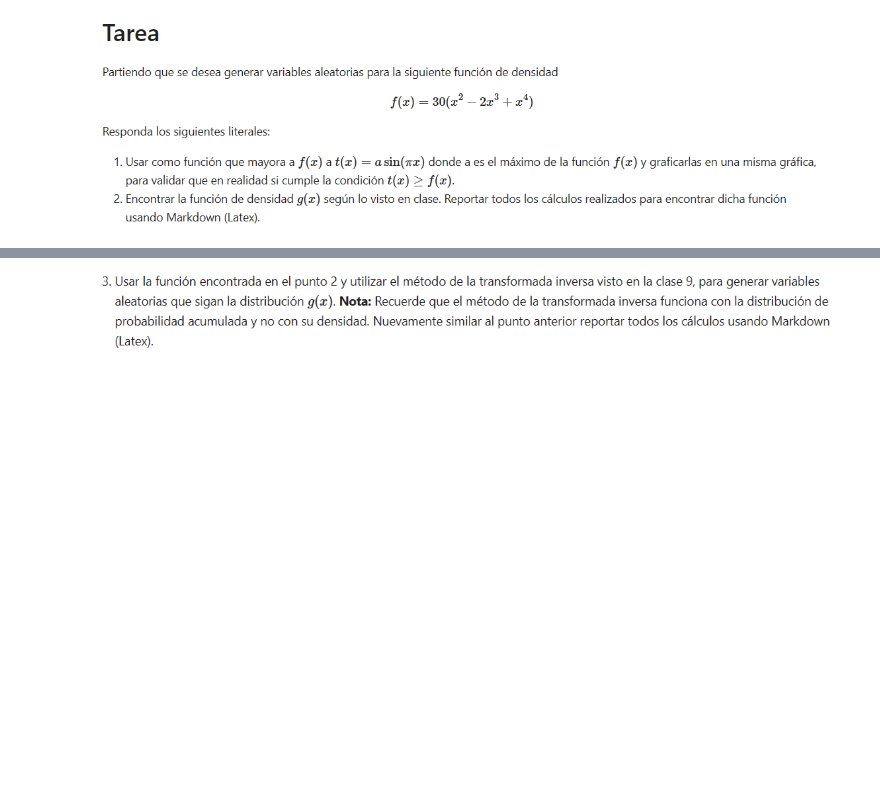
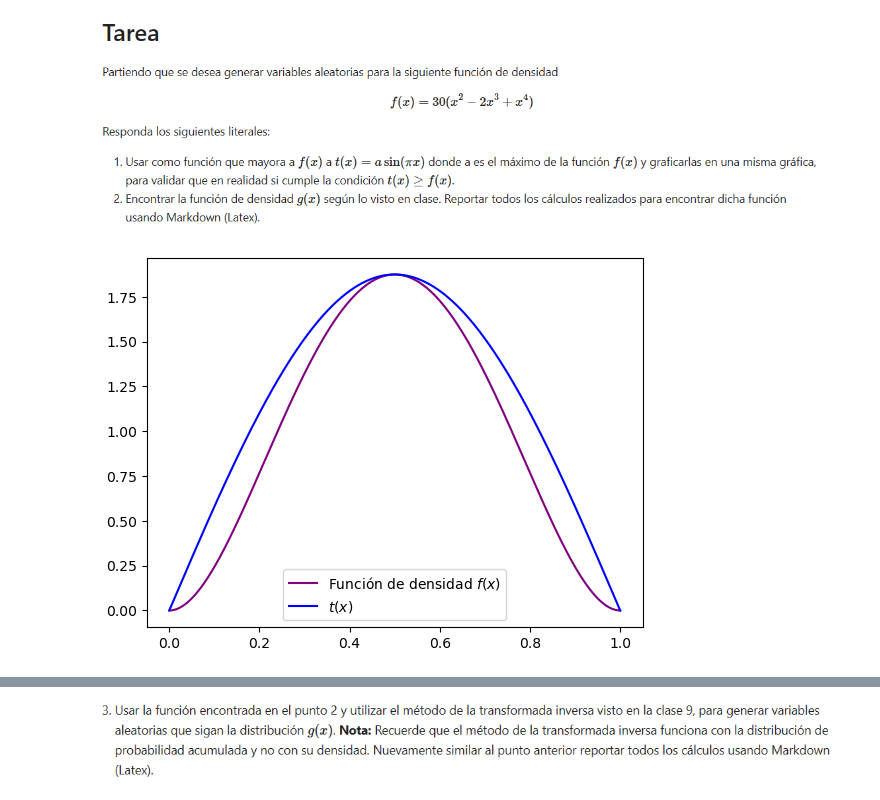
Before and after one commit to JuanPablo0719/PROYECTO_CONJUNTO_DOMINGUEZ_GUTIERREZ, a Jupyter notebook: TAREA 5 .ipynb, the cells around one changed output, grey strips where cells are left out. Drawn from its saved outputs; the diff is of its cells as text; code cells hidden in the pictures; blank space fills up the shorter version.

```diff
--- a/TAREA 5 .ipynb
+++ b/TAREA 5 .ipynb
@@ -24,10 +24,27 @@
 .
 # %%
 # Código de solución estudiante 2
-.
-.
-.
-.
+from scipy import optimize
+from scipy.stats import beta
+import matplotlib.pyplot as plt
+import numpy as np
+import pandas as pd
+%matplotlib inline
+
+f = lambda x: 30 * (x**2 - 2*x**3 + x**4)
+
+vector = np.linspace(0,1,1000)
+
+a = f(optimize.fmin(lambda x: -f(x), 0, disp = False))
+t = lambda x: a * np.sin(np.pi * x)
+
+plt.figure()
+plt.plot(vector, f(vector), label = 'Función de densidad $f(x)$', color = "purple")
+plt.plot(vector, t(vector), label = '$t(x)$', color = "blue")
+plt.legend();
+plt.show()
+# %% [output]
+[figure, added]
 # %%
 # Código de solución estudiante 1
 .
```
Also changed, not shown: parts of 14 cells of this notebook, 1 other file.
